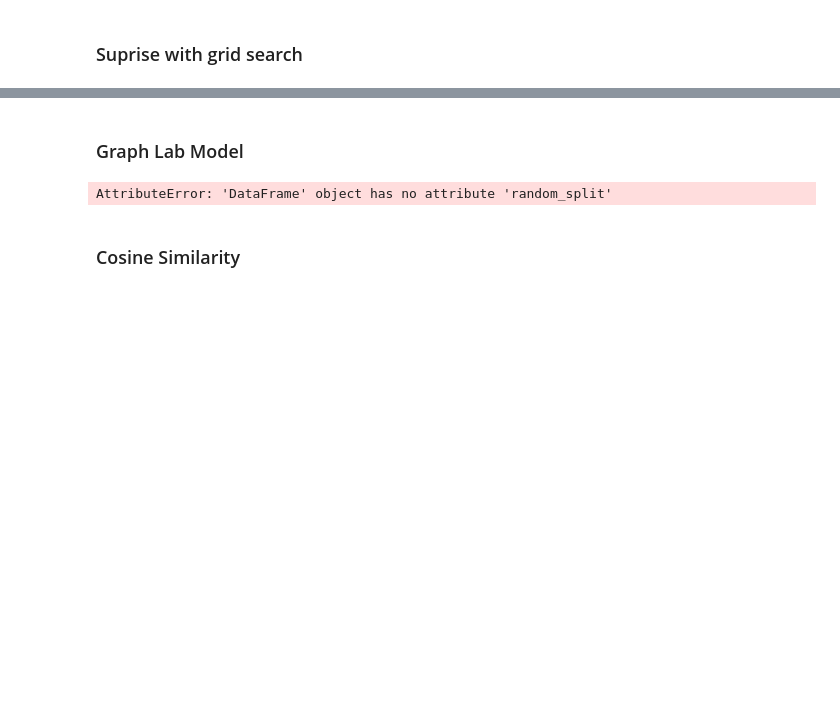
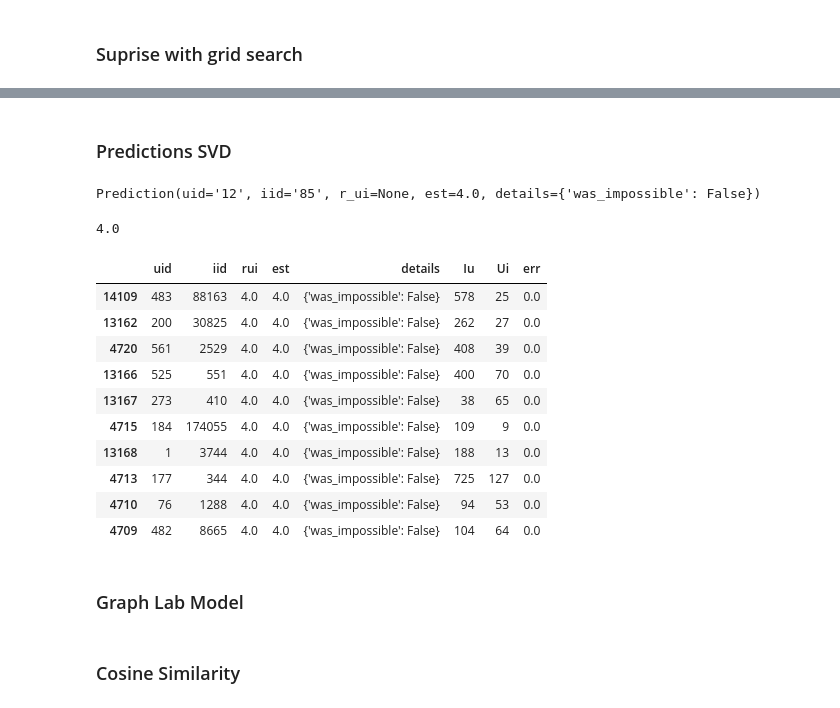
Before and after one commit to dablake7/bsc-phase-four-project, a Jupyter notebook: notebooks/exploratory/gabe/phase_4_project.ipynb, the cells around one changed output, grey strips where cells are left out. Drawn from its saved outputs; the diff is of its cells as text; code cells hidden in the pictures; blank space fills up the shorter version.

```diff
--- a/notebooks/exploratory/gabe/phase_4_project.ipynb
+++ b/notebooks/exploratory/gabe/phase_4_project.ipynb
@@ -11,5 +26,5 @@ ratings = pd.read_csv('/Users/gabrielwarner/Downloads/ml-latest-small/ratings.cs
 # %%
 tags = pd.read_csv('/Users/gabrielwarner/Downloads/ml-latest-small/tags.csv')
 # %%
-ratings = ratings.head().drop('timestamp', axis=1)
+ratings = ratings.drop('timestamp', axis=1)
 # %%
@@ -361,10 +313,55 @@ RMSE: 0.4917
+# %% [markdown]
+### Predictions SVD
+# %%
+user_34_prediction = svd.predict('12', '85')
+user_34_prediction
+# %% [output]
+Prediction(uid='12', iid='85', r_ui=None, est=4.0, details={'was_impossible': False})
+# %%
+user_34_prediction[3]
+# %% [output]
+4.0
+# %%
+def get_Iu(uid):
+    try:
+        return len(trainset.ur[trainset.to_inner_uid(uid)])
+    except ValueError: # user was not part of the trainset
+        return 0
+def get_Ui(iid):
+    """
+args:
+iid: the raw id of the item
+returns:
+the number of users that have rated the item.
+"""
+    try:
+        return len(trainset.ir[trainset.to_inner_iid(iid)])
+    except ValueError:
+        return 0
+df_predictions = pd.DataFrame(predictions, columns=['uid', 'iid', 'rui', 'est', 'details'])
+df_predictions['Iu'] = df_predictions.uid.apply(get_Iu)
+df_predictions['Ui'] = df_predictions.iid.apply(get_Ui)
+df_predictions['err'] = abs(df_predictions.est - df_predictions.rui)
+# %%
+best_predictions = df_predictions.sort_values(by='err')[:10]
+best_predictions
+# %% [output]
+|  | uid | iid | rui | est | details | Iu | Ui | err |
+| 14109 | 483 | 88163 | 4.0 | 4.0 | {'was_impossible': False} | 578 | 25 | 0.0 |
+| 13162 | 200 | 30825 | 4.0 | 4.0 | {'was_impossible': False} | 262 | 27 | 0.0 |
+| 4720 | 561 | 2529 | 4.0 | 4.0 | {'was_impossible': False} | 408 | 39 | 0.0 |
+| 13166 | 525 | 551 | 4.0 | 4.0 | {'was_impossible': False} | 400 | 70 | 0.0 |
+| 13167 | 273 | 410 | 4.0 | 4.0 | {'was_impossible': False} | 38 | 65 | 0.0 |
+| 4715 | 184 | 174055 | 4.0 | 4.0 | {'was_impossible': False} | 109 | 9 | 0.0 |
+| 13168 | 1 | 3744 | 4.0 | 4.0 | {'was_impossible': False} | 188 | 13 | 0.0 |
+| 4713 | 177 | 344 | 4.0 | 4.0 | {'was_impossible': False} | 725 | 127 | 0.0 |
+| 4710 | 76 | 1288 | 4.0 | 4.0 | {'was_impossible': False} | 94 | 53 | 0.0 |
+| 4709 | 482 | 8665 | 4.0 | 4.0 | {'was_impossible': False} | 104 | 64 | 0.0 |
 # %% [markdown]
 ### Graph Lab Model
 # %%
 # Make a train-test split
-train_data, validate_data = df.random_split(0.8)
+#train_data, validate_data = df.random_split(0.8)
-# %% [output]
-AttributeError: 'DataFrame' object has no attribute 'random_split'
 # %% [markdown]
 ### Cosine Similarity
 # %%
```
Also changed, not shown: parts of 54 cells of this notebook.
